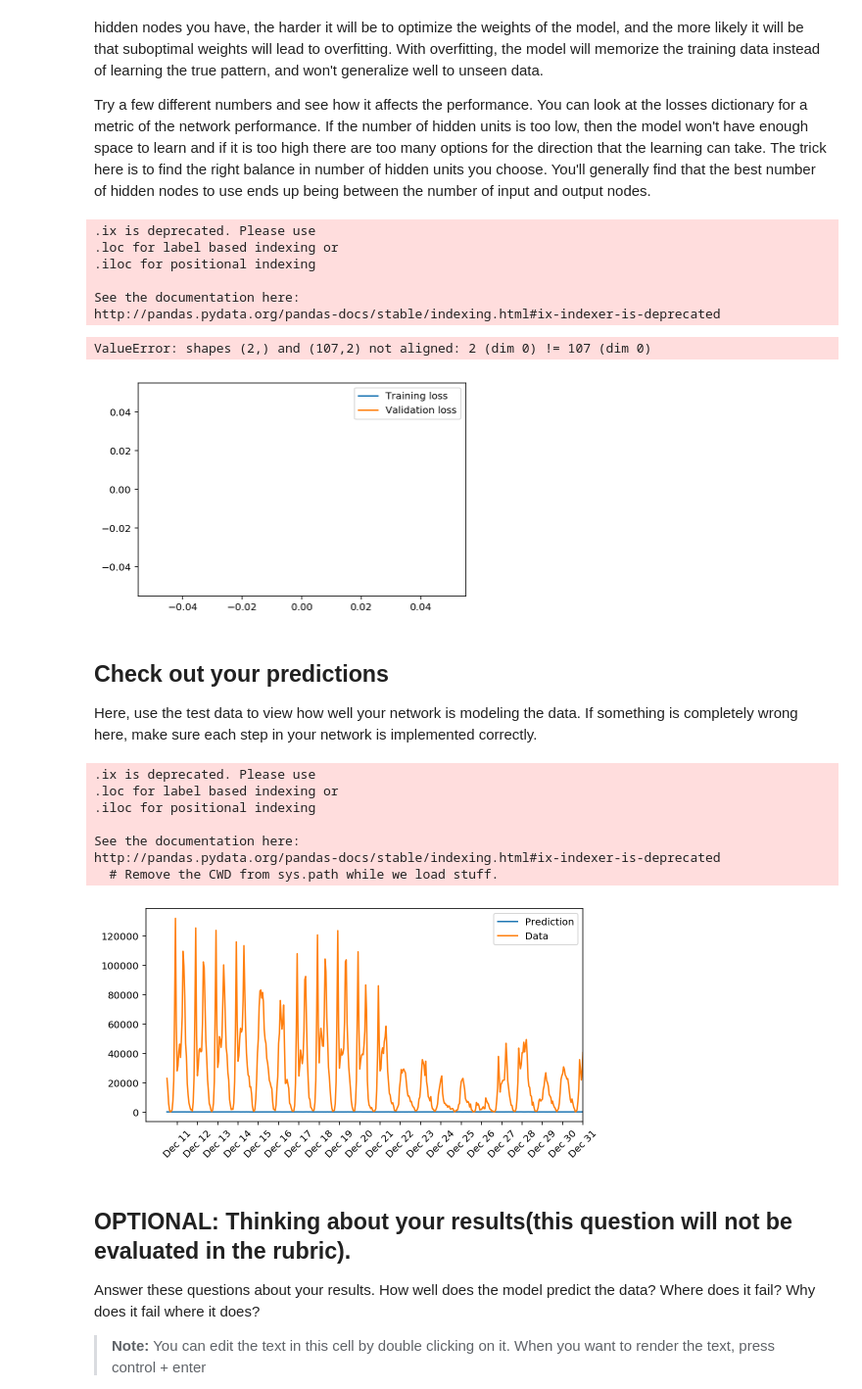
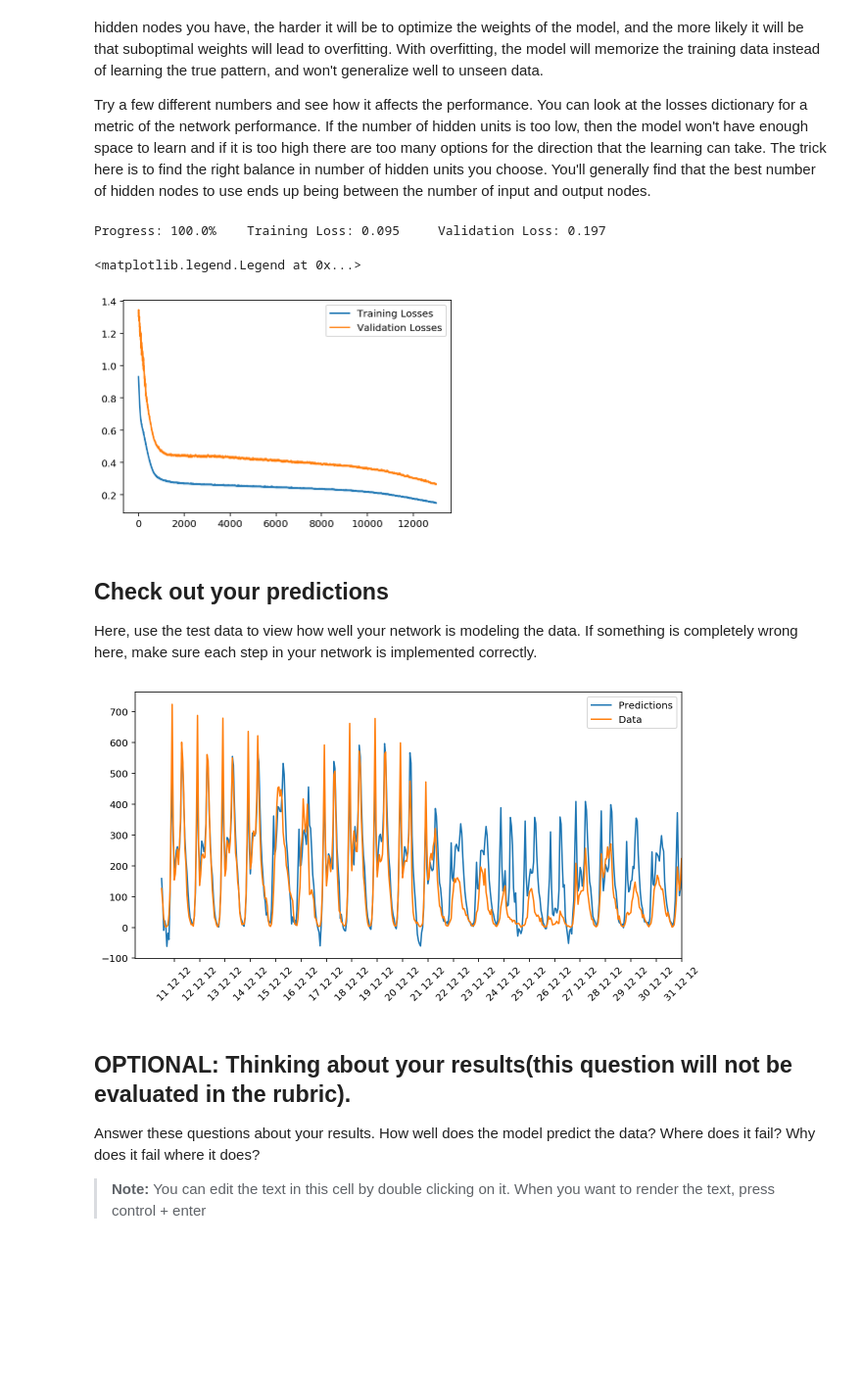
Before and after one commit to cisco-girl/Udacity-Deep-Learning-Nanodegree, a Jupyter notebook: Project 1 - Predicting Bikesharing Patterns /Your_first_neural_network.ipynb, the cells around one changed output. Shown at 98% size. Saved outputs shown, nothing was run; the diff lists cells and outputs as text; code cells hidden in the pictures; blank space fills up the shorter version.

```diff
--- a/Project 1 - Predicting Bikesharing Patterns /Your_first_neural_network.ipynb
+++ b/Project 1 - Predicting Bikesharing Patterns /Your_first_neural_network.ipynb
@@ -235,64 +226,49 @@ network = NeuralNetwork(N_i, hidden_nodes, output_nodes, learning_rate)
 
 losses = {'train':[], 'validation':[]}
 for ii in range(iterations):
-    # Go through a random batch of 128 records from the training data set
     batch = np.random.choice(train_features.index, size=128)
-    X, y = train_features.ix[batch].values, train_targets.ix[batch]['cnt']
-
+    X, y = train_features.loc[batch].values, train_targets.loc[batch]['cnt']
     network.train(X, y)
 
-    # Printing out the training progress
-    train_loss = MSE(network.run(train_features).T, train_targets['cnt'].values)
-    val_loss = MSE(network.run(val_features).T, val_targets['cnt'].values)
+    training_loss = MSE(network.run(train_features).T, train_targets['cnt'].values)
+    validation_loss = MSE(network.run(val_features).T, val_targets['cnt'].values)
     sys.stdout.write("\rProgress: {:2.1f}".format(100 * ii/float(iterations)) \
-                     + "% ... Training loss: " + str(train_loss)[:5] \
-                     + " ... Validation loss: " + str(val_loss)[:5])
+                     + "%    Training Loss: " + str(train_loss)[:5] \
+                     + "     Validation Loss: " + str(val_loss)[:5])
     sys.stdout.flush()
 
-    losses['train'].append(train_loss)
-    losses['validation'].append(val_loss)
+    losses['train'].append(training_loss)
+    losses['validation'].append(validation_loss)
 # %% [output]
-.ix is deprecated. Please use
-.loc for label based indexing or
-.iloc for positional indexing
-
-See the documentation here:
-http://pandas.pydata.org/pandas-docs/stable/indexing.html#ix-indexer-is-deprecated
+Progress: 100.0%    Training Loss: 0.095     Validation Loss: 0.197
-ValueError: shapes (2,) and (107,2) not aligned: 2 (dim 0) != 107 (dim 0)
 # %%
-plt.plot(losses['train'], label='Training loss')
-plt.plot(losses['validation'], label='Validation loss')
+plt.plot(losses['train'], label='Training Losses')
+plt.plot(losses['validation'], label='Validation Losses')
 plt.legend()
-_ = plt.ylim()
+#_ = plt.ylim()
 # %% [output]
+<matplotlib.legend.Legend at 0x...>
-[figure, old version]
+[figure, new version]
 # %% [markdown]
 ## Check out your predictions
 
 Here, use the test data to view how well your network is modeling the data. If something is completely wrong here, make sure each step in your network is implemented correctly.
 # %%
-fig, ax = plt.subplots(figsize=(8,4))
+fig, ax = plt.subplots(figsize=(10,5))
 
 mean, std = scaled_features['cnt']
 predictions = network.run(test_features).T*std + mean
-ax.plot(predictions[0], label='Prediction')
+ax.plot(predictions[0], label='Predictions')
 ax.plot((test_targets['cnt']*std + mean).values, label='Data')
 ax.set_xlim(right=len(predictions))
 ax.legend()
 
-dates = pd.to_datetime(rides.ix[test_data.index]['dteday'])
-dates = dates.apply(lambda d: d.strftime('%b %d'))
+dates = pd.to_datetime(rides.loc[test_data.index]['dteday'])
+dates = dates.apply(lambda d: d.strftime('%d %m %y'))
 ax.set_xticks(np.arange(len(dates))[12::24])
 _ = ax.set_xticklabels(dates[12::24], rotation=45)
 # %% [output]
-.ix is deprecated. Please use
-.loc for label based indexing or
-.iloc for positional indexing
-
-See the documentation here:
-http://pandas.pydata.org/pandas-docs/stable/indexing.html#ix-indexer-is-deprecated
-  # Remove the CWD from sys.path while we load stuff.
-[figure, old version]
+[figure, new version]
 # %% [markdown]
 ## OPTIONAL: Thinking about your results(this question will not be evaluated in the rubric).
 
```
Also changed, not shown: parts of 6 cells of this notebook, 3 other files.
